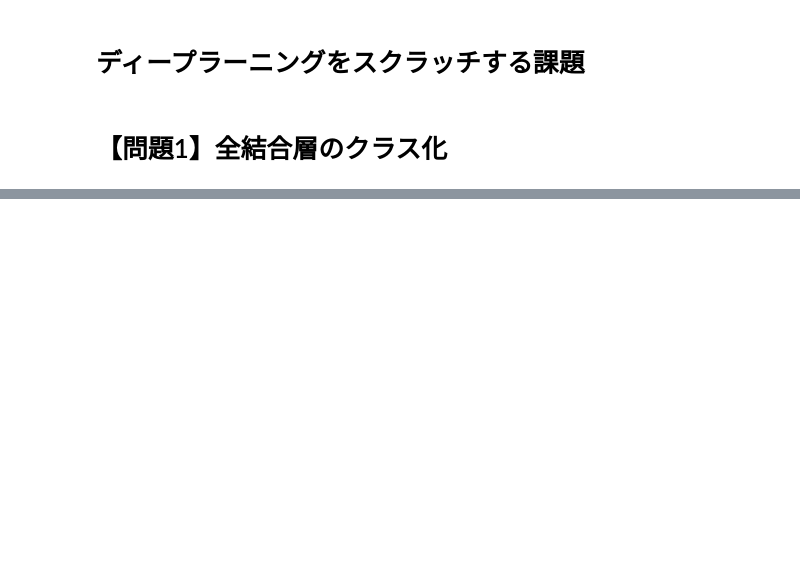
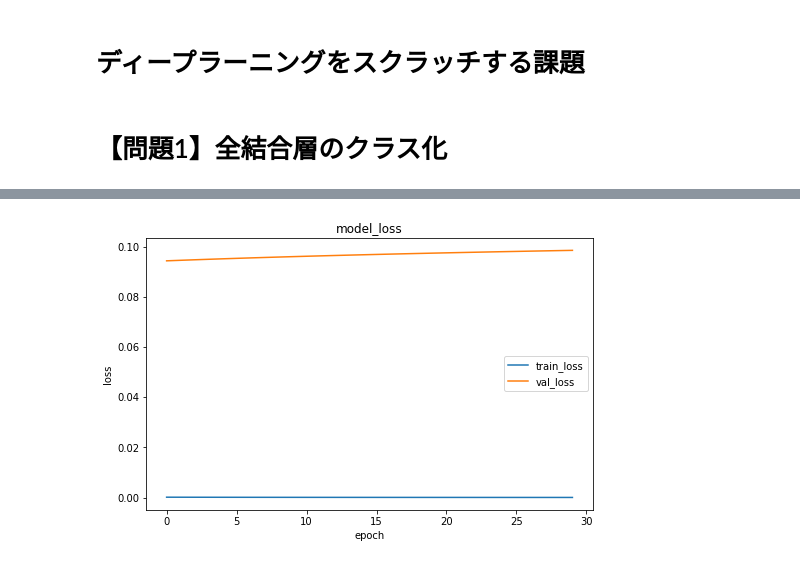
Before and after one commit to komiya-m/diveintocode-ml, a Jupyter notebook: sprint11/sprint11-dl-scratch-deep-neural-netowrok.ipynb, the cells around one changed output, grey strips where cells are left out. Saved outputs shown, nothing was run; the diff lists cells and outputs as text; code cells hidden in the pictures; blank space fills up the shorter version.

```diff
--- a/sprint11/sprint11-dl-scratch-deep-neural-netowrok.ipynb
+++ b/sprint11/sprint11-dl-scratch-deep-neural-netowrok.ipynb
@@ -492,6 +668,0 @@ print(X_val.shape) # (12000, 784)
-# %%
-n_nodes1 = 400
-n_nodes2 = 200
-n_output = y_train_one_hot.shape[1]
-
-model = ScratchDeepNeuralNetrowkClassifier( n_nodes1, n_nodes2, n_output, sigma=0.01, lr=0.001, batch_size=50, epoch=1, metrics="acc")
@@ -497,0 +824,3 @@ model = ScratchDeepNeuralNetrowkClassifier( n_nodes1, n_nodes2, n_output, sigma=
+# %%
+n = X_train.shape[1]
+model2 = ScratchDeepNeuralNetrowkClassifier2(n_features=n, batch_size=50, epoch=30, verbose=True)
@@ -497,0 +835,17 @@ model = ScratchDeepNeuralNetrowkClassifier( n_nodes1, n_nodes2, n_output, sigma=
+# %%
+model2.add("FC", 400, XavierInitializer(), Momentum(0.01, 0.9))
+model2.add("Tanh")
+model2.add("FC", 400, XavierInitializer(), Momentum(0.01, 0.9))
+model2.add("Tanh")
+model2.add("FC", 400, XavierInitializer(), Momentum(0.01, 0.9))
+model2.add("Tanh")
+model2.add("FC", 200, XavierInitializer(), Momentum(0.01, 0.9))
+model2.add("Tanh")
+model2.add("FC", 200, XavierInitializer(), Momentum(0.01, 0.9))
+model2.add("Tanh")
+model2.add("FC", 100, XavierInitializer(), Momentum(0.01, 0.9))
+model2.add("Tanh")
+model2.add("FC", 100, XavierInitializer(), Momentum(0.01, 0.9))
+model2.add("Tanh")
+model2.add("FC", 10, XavierInitializer(), Momentum(0.01, 0.9))
+model2.add("Softmax")
@@ -498,3 +871,3 @@ model = ScratchDeepNeuralNetrowkClassifier( n_nodes1, n_nodes2, n_output, sigma=
 # %%
-model.fit(X_train, y_train, X_val, y_val)
+model2.fit(X_train.astype("f"), y_train.astype("f"), X_val, y_val)
 # %% [output]
@@ -501,0 +891,6 @@ epoch:1 train_loss: 61.20113471646312 val_loss: 61.24853035625702 acc: 0.0896666
+# %%
+#勾配降下をMomentamで行った
+#収束が早い、　エポックが進んでもval_lossが上がっていかない
+model2.plot_learning_curve()
+# %% [output]
+[figure, added]
```
Also changed, not shown: parts of 25 cells of this notebook.
